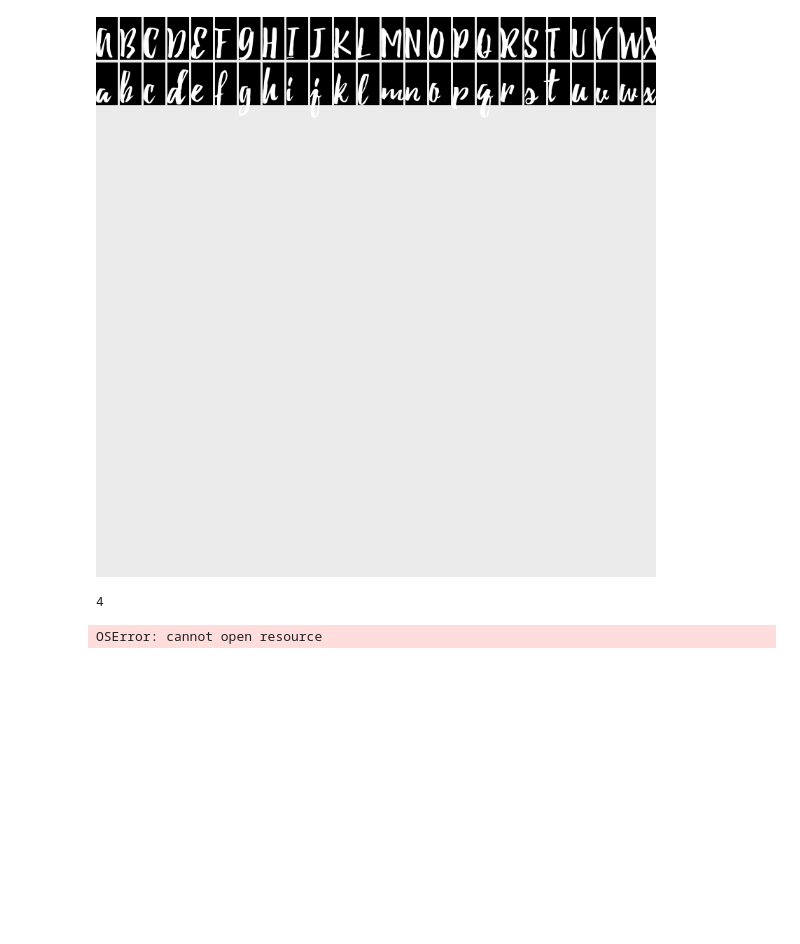
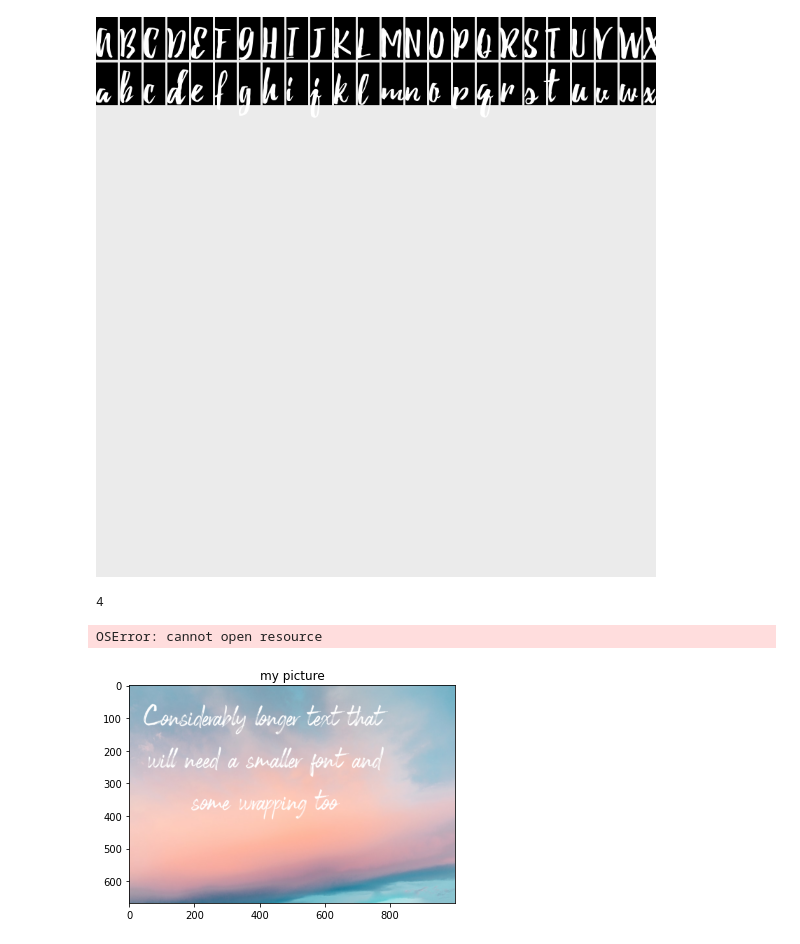
Before and after one commit to csubhodeep/lyrics_overlay, a Jupyter notebook: notebooks/text_font/text_font_exp.ipynb, the cells around one changed output. Drawn from its saved outputs; the diff is of its cells as text; code cells hidden in the pictures; blank space fills up the shorter version.

Commit message:
wand library based text typing to fit a given text box

```diff
--- a/notebooks/text_font/text_font_exp.ipynb
+++ b/notebooks/text_font/text_font_exp.ipynb
@@ -293,0 +316,19 @@ OSError: cannot open resource
+# %%
+## USAGE
+opencv_image = cv2.imread("/Users/nik/Work/lyrics_overlay/notebooks/misc_data/background.jpeg")
+width = opencv_image.shape[1]
+height = opencv_image.shape[0]
+canvas_shape = (width, height)
+text= "Considerably longer text that will need a smaller font and some wrapping too"
+font_path = "/Users/nik/Work/lyrics_overlay/post_processor/font_lib/Black.otf"
+transparent_image_with_text = draw_text_inside_box(canvas_shape, x=20, y=20, w=800, h=400, text=text, font_path=font_path)
+
+wand_background_image = Image.from_array(opencv_image)
+wand_background_image.composite(transparent_image_with_text,left=0,top=0)
+opencv_output = cv2.cvtColor(np.asarray(wand_background_image), cv2.COLOR_RGB2BGR)
+# %%
+plt.imshow(opencv_output)
+plt.title('my picture')
+plt.show()
+# %% [output]
+[figure, added]
```
Also changed, not shown: parts of 4 cells of this notebook.
